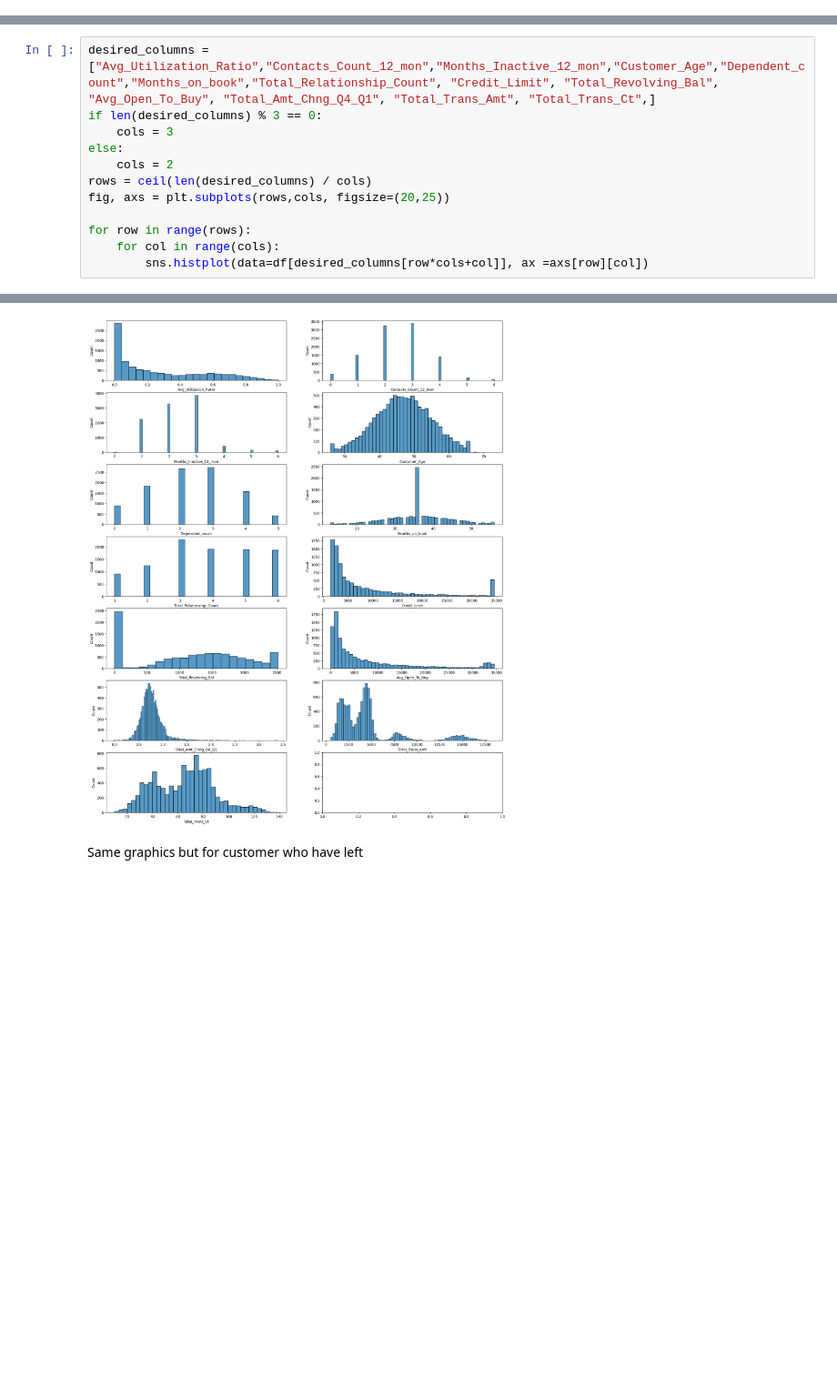
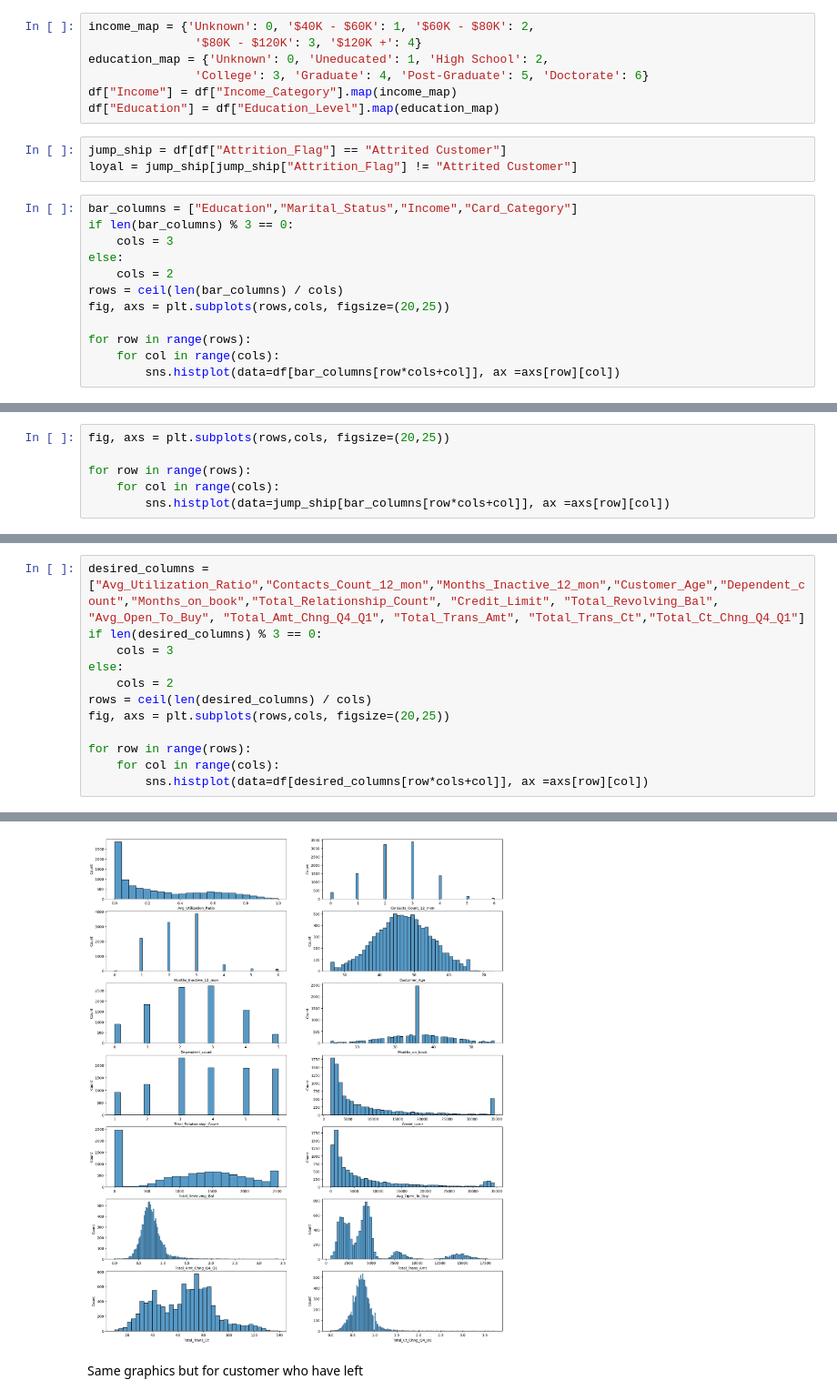
Before and after one commit to henrique-rauen/credit_card, a Jupyter notebook: Explorations.ipynb, the cells around one changed output, grey strips where cells are left out. Shown: that part at 91% size. Drawn from its saved outputs; the diff is of its cells as text; blank space fills up the shorter version.

Commit message:
Add graphical explorations to categories

```diff
--- a/Explorations.ipynb
+++ b/Explorations.ipynb
@@ -66,0 +63,22 @@ Name: CLIENTNUM, dtype: int64
+# %%
+income_map = {'Unknown': 0, '$40K - $60K': 1, '$60K - $80K': 2,
+               '$80K - $120K': 3, '$120K +': 4}
+education_map = {'Unknown': 0, 'Uneducated': 1, 'High School': 2,
+               'College': 3, 'Graduate': 4, 'Post-Graduate': 5, 'Doctorate': 6}
+df["Income"] = df["Income_Category"].map(income_map)
+df["Education"] = df["Education_Level"].map(education_map)
+# %%
+jump_ship = df[df["Attrition_Flag"] == "Attrited Customer"]
+loyal = jump_ship[jump_ship["Attrition_Flag"] != "Attrited Customer"]
+# %%
+bar_columns = ["Education","Marital_Status","Income","Card_Category"]
+if len(bar_columns) % 3 == 0:
+    cols = 3
+else:
+    cols = 2
+rows = ceil(len(bar_columns) / cols)
+fig, axs = plt.subplots(rows,cols, figsize=(20,25))
+
+for row in range(rows):
+    for col in range(cols):
+        sns.histplot(data=df[bar_columns[row*cols+col]], ax =axs[row][col])
@@ -66,0 +87,6 @@ Name: CLIENTNUM, dtype: int64
+# %%
+fig, axs = plt.subplots(rows,cols, figsize=(20,25))
+
+for row in range(rows):
+    for col in range(cols):
+        sns.histplot(data=jump_ship[bar_columns[row*cols+col]], ax =axs[row][col])
@@ -67,5 +95,5 @@ Name: CLIENTNUM, dtype: int64
 # %%
-desired_columns = ["Avg_Utilization_Ratio","Contacts_Count_12_mon","Months_Inactive_12_mon","Customer_Age","Dependent_count","Months_on_book","Total_Relationship_Count", "Credit_Limit", "Total_Revolving_Bal", "Avg_Open_To_Buy", "Total_Amt_Chng_Q4_Q1", "Total_Trans_Amt", "Total_Trans_Ct",]
+desired_columns = ["Avg_Utilization_Ratio","Contacts_Count_12_mon","Months_Inactive_12_mon","Customer_Age","Dependent_count","Months_on_book","Total_Relationship_Count", "Credit_Limit", "Total_Revolving_Bal", "Avg_Open_To_Buy", "Total_Amt_Chng_Q4_Q1", "Total_Trans_Amt", "Total_Trans_Ct","Total_Ct_Chng_Q4_Q1"]
 if len(desired_columns) % 3 == 0:
     cols = 3
 else:
@@ -81,4 +108,4 @@ IndexError: list index out of range
-[figure, old version]
+[figure, new version]
 # %% [markdown]
 Same graphics but for customer who have left
 # %%
```
Also changed, not shown: parts of 11 cells of this notebook.
